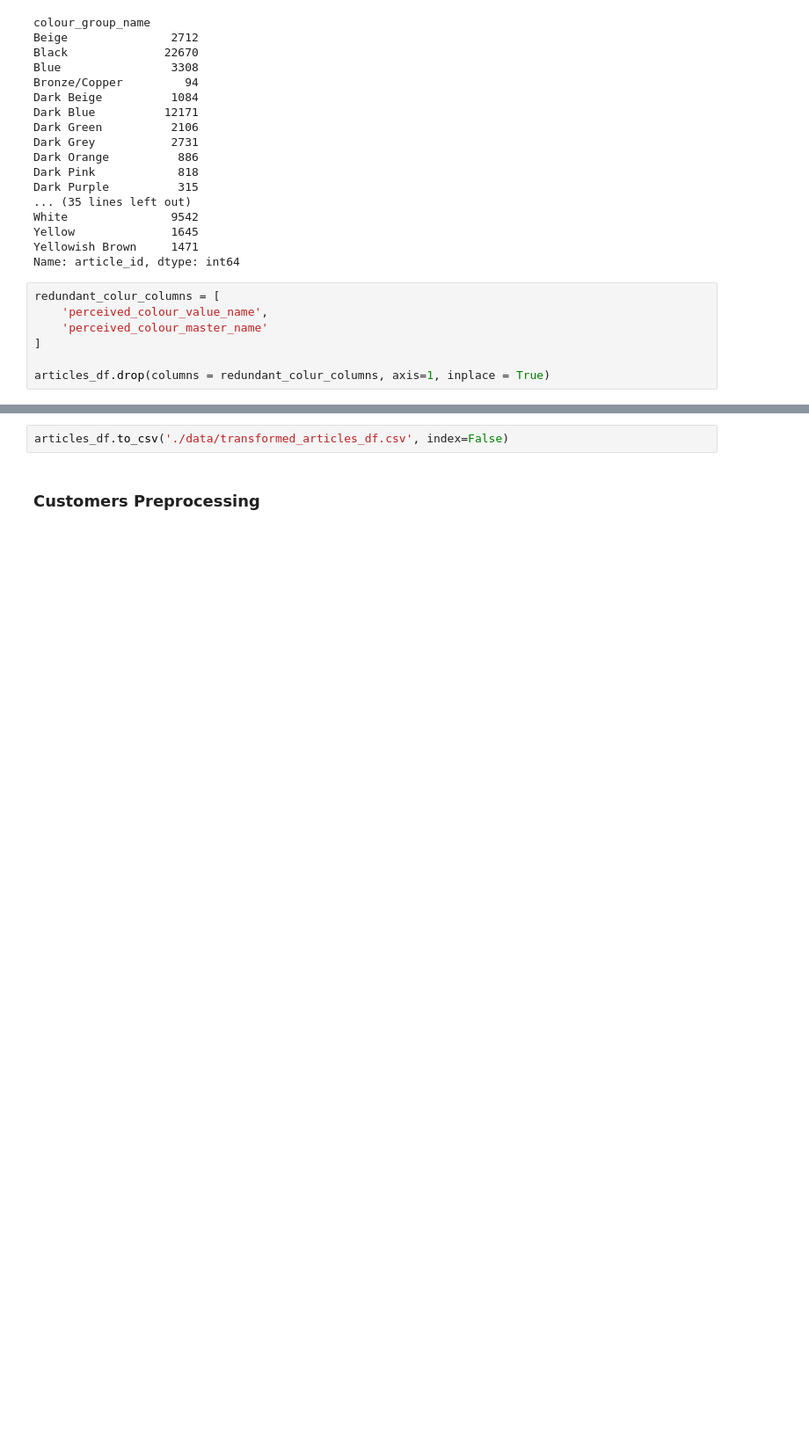
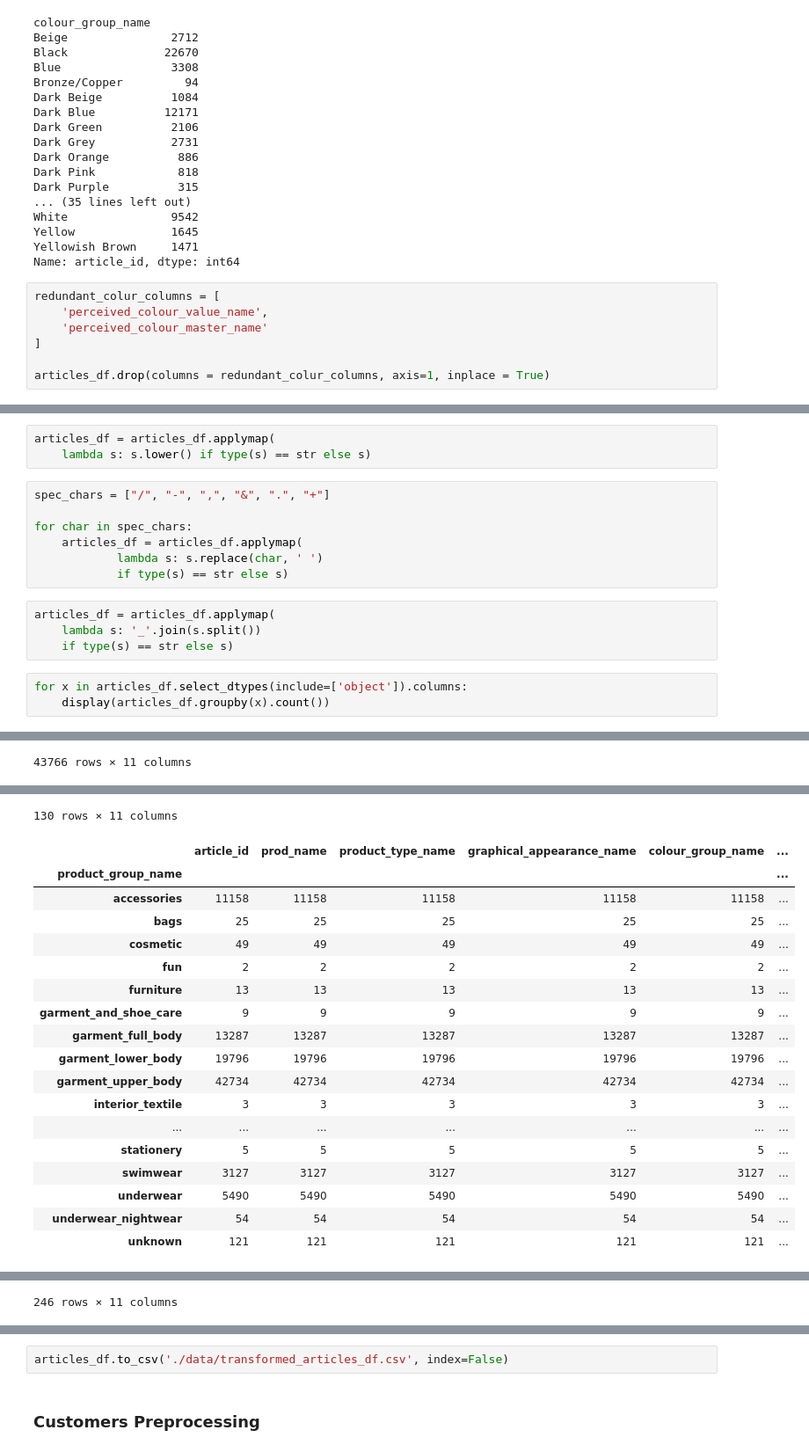
Before and after one commit to emmanuel-ashaye/cs-5304-final-project-fashion-forward, a Jupyter notebook: p1.ipynb, the cells around one changed output, grey strips where cells are left out. Shown at 88% size. Drawn from its saved outputs; the diff is of its cells as text; blank space fills up the shorter version.

```diff
--- a/p1.ipynb
+++ b/p1.ipynb
@@ -182,0 +364,18 @@ sns.histplot(articles_df, x="perceived_colour_master_name", y="colour_group_name
+# %%
+articles_df = articles_df.applymap(
+    lambda s: s.lower() if type(s) == str else s)
+# %%
+spec_chars = ["/", "-", ",", "&", ".", "+"]
+
+for char in spec_chars:
+    articles_df = articles_df.applymap(
+            lambda s: s.replace(char, ' ')
+            if type(s) == str else s)
+# %%
+articles_df = articles_df.applymap(
+    lambda s: '_'.join(s.split())
+    if type(s) == str else s)
+# %%
+for x in articles_df.select_dtypes(include=['object']).columns:
+    display(articles_df.groupby(x).count())
+# %% [output]
@@ -182,0 +395 @@ sns.histplot(articles_df, x="perceived_colour_master_name", y="colour_group_name
+43766 rows × 11 columns
@@ -182,0 +409,19 @@ sns.histplot(articles_df, x="perceived_colour_master_name", y="colour_group_name
+130 rows × 11 columns
+|  | article_id | prod_name | product_type_name | graphical_appearance_name | colour_group_name | ... |
+| product_group_name |  |  |  |  |  | ... |
+| accessories | 11158 | 11158 | 11158 | 11158 | 11158 | ... |
+| bags | 25 | 25 | 25 | 25 | 25 | ... |
+| cosmetic | 49 | 49 | 49 | 49 | 49 | ... |
+| fun | 2 | 2 | 2 | 2 | 2 | ... |
+| furniture | 13 | 13 | 13 | 13 | 13 | ... |
+| garment_and_shoe_care | 9 | 9 | 9 | 9 | 9 | ... |
+| garment_full_body | 13287 | 13287 | 13287 | 13287 | 13287 | ... |
+| garment_lower_body | 19796 | 19796 | 19796 | 19796 | 19796 | ... |
+| garment_upper_body | 42734 | 42734 | 42734 | 42734 | 42734 | ... |
+| interior_textile | 3 | 3 | 3 | 3 | 3 | ... |
+| ... | ... | ... | ... | ... | ... | ... |
+| stationery | 5 | 5 | 5 | 5 | 5 | ... |
+| swimwear | 3127 | 3127 | 3127 | 3127 | 3127 | ... |
+| underwear | 5490 | 5490 | 5490 | 5490 | 5490 | ... |
+| underwear_nightwear | 54 | 54 | 54 | 54 | 54 | ... |
+| unknown | 121 | 121 | 121 | 121 | 121 | ... |
@@ -182,0 +504 @@ sns.histplot(articles_df, x="perceived_colour_master_name", y="colour_group_name
+246 rows × 11 columns
```
Also changed, not shown: parts of 6 cells of this notebook.
